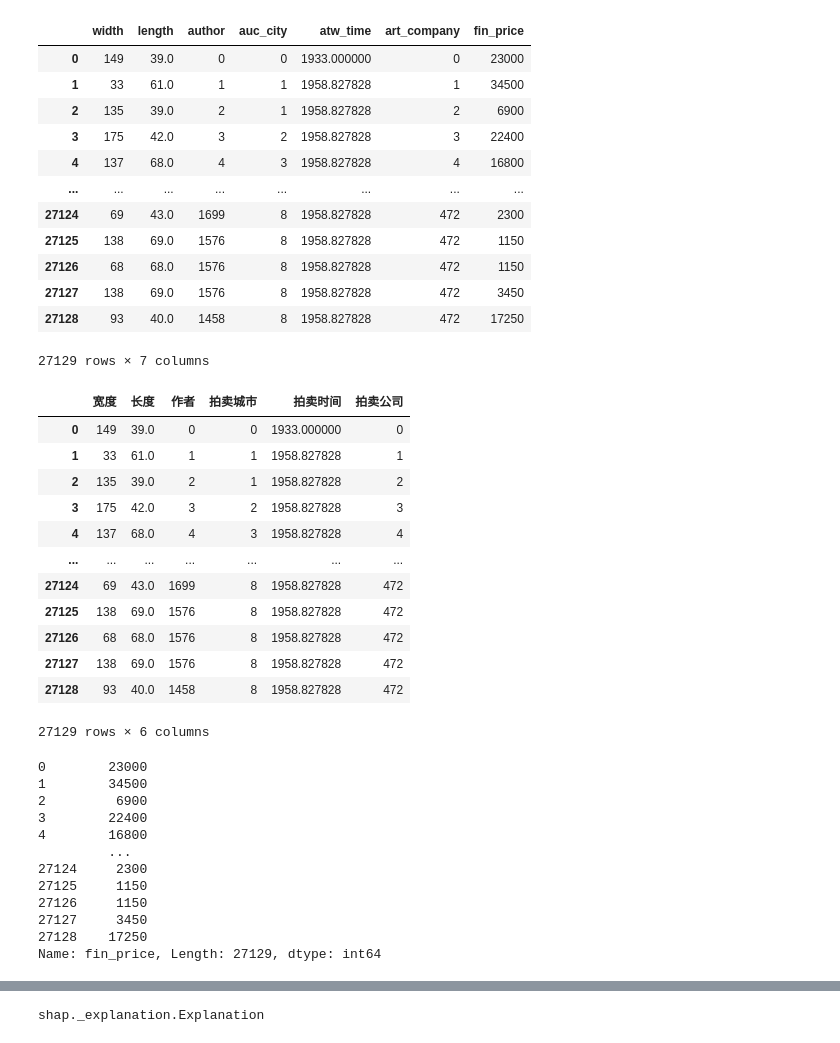
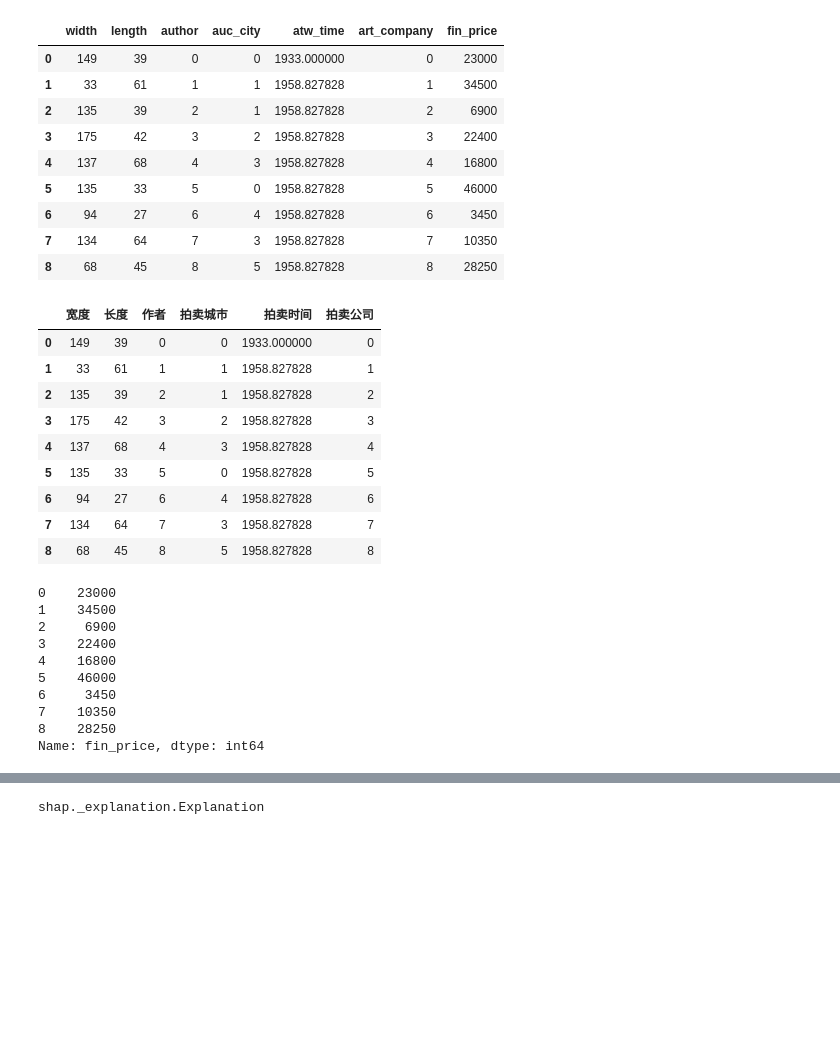
Before and after one commit to SWEENEYHE/SHAP_FEATURE_ALTERNATION, a Jupyter notebook: vis_num.ipynb, the cells around one changed output, grey strips where cells are left out. Cells and saved outputs as stored; diff of their text form; code cells hidden in the pictures; blank space fills up the shorter version.

```diff
--- a/vis_num.ipynb
+++ b/vis_num.ipynb
@@ -1,61 +1,53 @@
 # %%
 import pandas as pd
 import shap
 import matplotlib.pyplot as plt
 plt.rcParams["font.sans-serif"]=["Microsoft YaHei"] #设置字体(必须兼容中英文，否则负号会出现问题）
 plt.rcParams["axes.unicode_minus"]=False #该语句解决图像中的“-”负号的乱码问题
 
 shap.initjs()
-result =  pd.read_csv("result.csv")
+result =  pd.read_csv("result_sample.csv")
 result
 # %% [output]
 [interactive output not drawn]
 |  | width | length | author | auc_city | atw_time | art_company | fin_price |
-| 0 | 149 | 39.0 | 0 | 0 | 1933.000000 | 0 | 23000 |
-| 1 | 33 | 61.0 | 1 | 1 | 1958.827828 | 1 | 34500 |
-| 2 | 135 | 39.0 | 2 | 1 | 1958.827828 | 2 | 6900 |
-| 3 | 175 | 42.0 | 3 | 2 | 1958.827828 | 3 | 22400 |
-| 4 | 137 | 68.0 | 4 | 3 | 1958.827828 | 4 | 16800 |
-| ... | ... | ... | ... | ... | ... | ... | ... |
-| 27124 | 69 | 43.0 | 1699 | 8 | 1958.827828 | 472 | 2300 |
-| 27125 | 138 | 69.0 | 1576 | 8 | 1958.827828 | 472 | 1150 |
-| 27126 | 68 | 68.0 | 1576 | 8 | 1958.827828 | 472 | 1150 |
-| 27127 | 138 | 69.0 | 1576 | 8 | 1958.827828 | 472 | 3450 |
-| 27128 | 93 | 40.0 | 1458 | 8 | 1958.827828 | 472 | 17250 |
+| 0 | 149 | 39 | 0 | 0 | 1933.000000 | 0 | 23000 |
+| 1 | 33 | 61 | 1 | 1 | 1958.827828 | 1 | 34500 |
+| 2 | 135 | 39 | 2 | 1 | 1958.827828 | 2 | 6900 |
+| 3 | 175 | 42 | 3 | 2 | 1958.827828 | 3 | 22400 |
+| 4 | 137 | 68 | 4 | 3 | 1958.827828 | 4 | 16800 |
+| 5 | 135 | 33 | 5 | 0 | 1958.827828 | 5 | 46000 |
+| 6 | 94 | 27 | 6 | 4 | 1958.827828 | 6 | 3450 |
+| 7 | 134 | 64 | 7 | 3 | 1958.827828 | 7 | 10350 |
+| 8 | 68 | 45 | 8 | 5 | 1958.827828 | 8 | 28250 |
-27129 rows × 7 columns
 # %%
 y = result["fin_price"]
 x = result.rename(columns={"width":"宽度","length":"长度","author":"作者","auc_city":"拍卖城市","atw_time":"拍卖时间","art_company":"拍卖公司"}).drop("fin_price",axis=1)
 x
 # %% [output]
 |  | 宽度 | 长度 | 作者 | 拍卖城市 | 拍卖时间 | 拍卖公司 |
-| 0 | 149 | 39.0 | 0 | 0 | 1933.000000 | 0 |
-| 1 | 33 | 61.0 | 1 | 1 | 1958.827828 | 1 |
-| 2 | 135 | 39.0 | 2 | 1 | 1958.827828 | 2 |
-| 3 | 175 | 42.0 | 3 | 2 | 1958.827828 | 3 |
-| 4 | 137 | 68.0 | 4 | 3 | 1958.827828 | 4 |
-| ... | ... | ... | ... | ... | ... | ... |
-| 27124 | 69 | 43.0 | 1699 | 8 | 1958.827828 | 472 |
-| 27125 | 138 | 69.0 | 1576 | 8 | 1958.827828 | 472 |
-| 27126 | 68 | 68.0 | 1576 | 8 | 1958.827828 | 472 |
-| 27127 | 138 | 69.0 | 1576 | 8 | 1958.827828 | 472 |
-| 27128 | 93 | 40.0 | 1458 | 8 | 1958.827828 | 472 |
+| 0 | 149 | 39 | 0 | 0 | 1933.000000 | 0 |
+| 1 | 33 | 61 | 1 | 1 | 1958.827828 | 1 |
+| 2 | 135 | 39 | 2 | 1 | 1958.827828 | 2 |
+| 3 | 175 | 42 | 3 | 2 | 1958.827828 | 3 |
+| 4 | 137 | 68 | 4 | 3 | 1958.827828 | 4 |
+| 5 | 135 | 33 | 5 | 0 | 1958.827828 | 5 |
+| 6 | 94 | 27 | 6 | 4 | 1958.827828 | 6 |
+| 7 | 134 | 64 | 7 | 3 | 1958.827828 | 7 |
+| 8 | 68 | 45 | 8 | 5 | 1958.827828 | 8 |
-27129 rows × 6 columns
 # %%
 y
 # %% [output]
-0        23000
-1        34500
-2         6900
-3        22400
-4        16800
-         ...
-27124     2300
-27125     1150
-27126     1150
-27127     3450
-27128    17250
-Name: fin_price, Length: 27129, dtype: int64
+0    23000
+1    34500
+2     6900
+3    22400
+4    16800
+5    46000
+6     3450
+7    10350
+8    28250
+Name: fin_price, dtype: int64
 # %%
 import shap
 import xgboost
```
Also changed, not shown: parts of 9 cells of this notebook.
